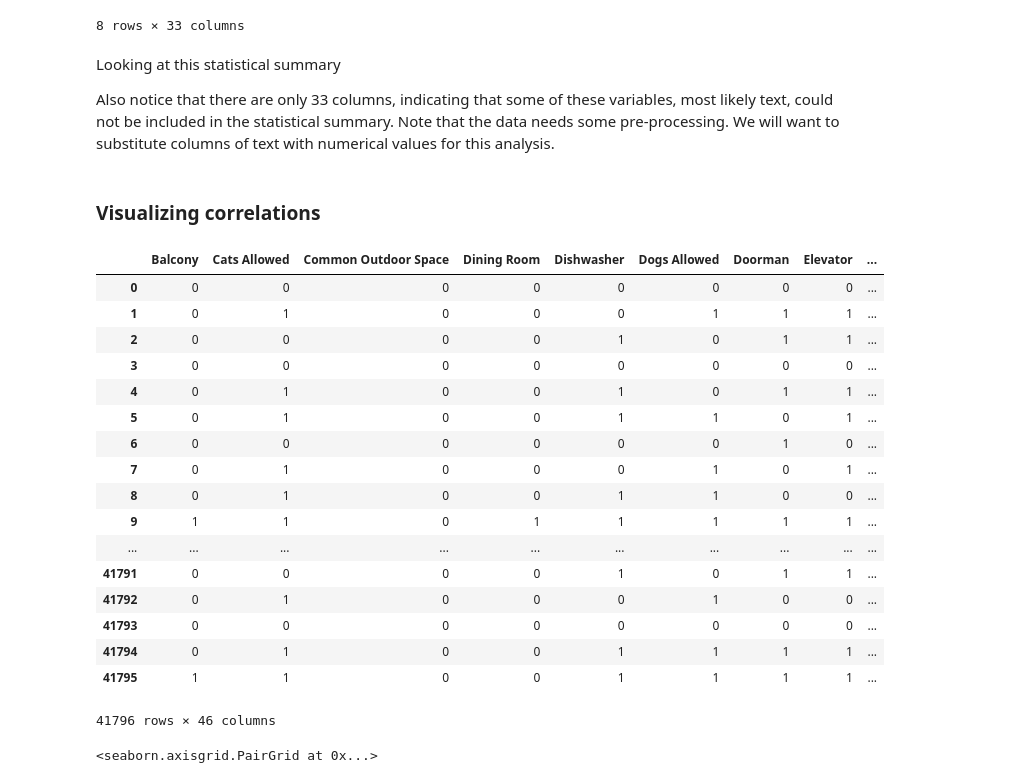
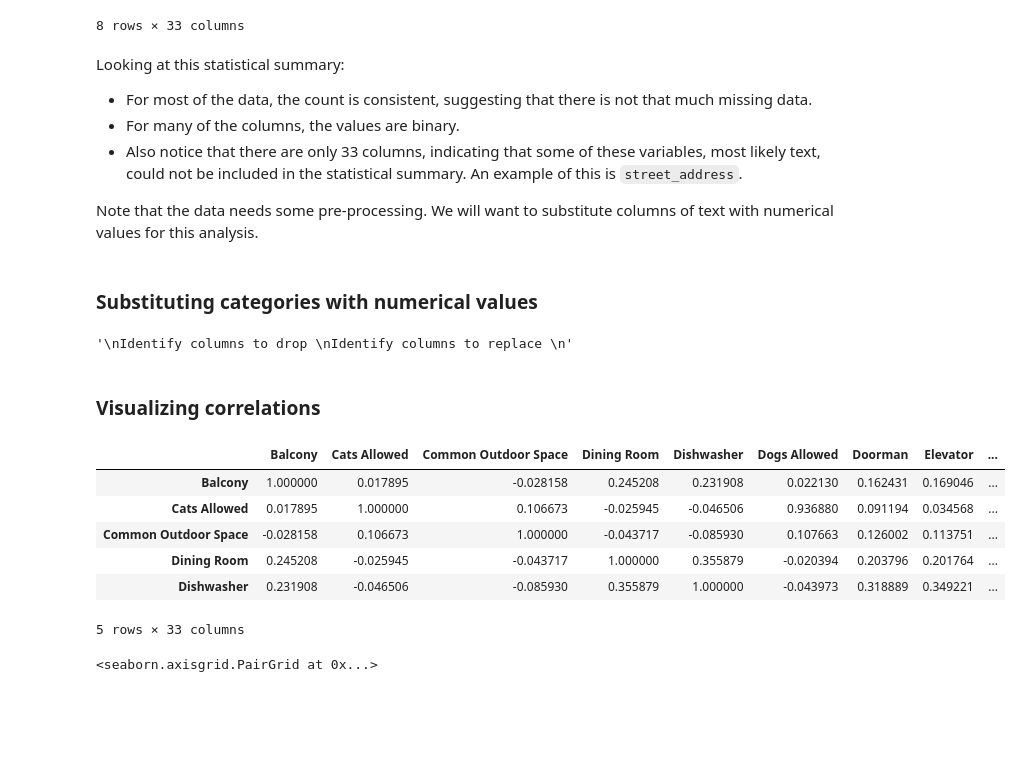
Before and after one commit to rileynwong/ese305, a Jupyter notebook: Final_Project.ipynb, the cells around one changed output. Cells and saved outputs as stored; diff of their text form; code cells hidden in the pictures; blank space fills up the shorter version.

```diff
--- a/Final_Project.ipynb
+++ b/Final_Project.ipynb
@@ -30,11 +30,36 @@ rentals.describe()
 | max | 1.000000 | 1.000000 | 1.000000 | 1.000000 | 1.000000 | 1.000000 | 1.000000 | 1.000000 | ... |
 8 rows × 33 columns
 # %% [markdown]
-Looking at this statistical summary
+Looking at this statistical summary:
+- For most of the data, the count is consistent, suggesting that there is not that much missing data.
+- For many of the columns, the values are binary.
+- Also notice that there are only 33 columns, indicating that some of these variables, most likely text, could not be included in the statistical summary. An example of this is `street_address`.
 
-Also notice that there are only 33 columns, indicating that some of these variables, most likely text, could not be included in the statistical summary. Note that the data needs some pre-processing. We will want to substitute columns of text with numerical values for this analysis.
+Note that the data needs some pre-processing. We will want to substitute columns of text with numerical values for this analysis.
+# %% [markdown]
+### Substituting categories with numerical values
+# %%
+# TODO add section
+'''
+Identify columns to drop
+Identify columns to replace
+'''
+# %% [output]
+'\nIdentify columns to drop \nIdentify columns to replace \n'
 # %% [markdown]
 ### Visualizing correlations
+# %%
+corr = rentals.corr()
+# %%
+corr.head()
+# %% [output]
+|  | Balcony | Cats Allowed | Common Outdoor Space | Dining Room | Dishwasher | Dogs Allowed | Doorman | Elevator | ... |
+| Balcony | 1.000000 | 0.017895 | -0.028158 | 0.245208 | 0.231908 | 0.022130 | 0.162431 | 0.169046 | ... |
+| Cats Allowed | 0.017895 | 1.000000 | 0.106673 | -0.025945 | -0.046506 | 0.936880 | 0.091194 | 0.034568 | ... |
+| Common Outdoor Space | -0.028158 | 0.106673 | 1.000000 | -0.043717 | -0.085930 | 0.107663 | 0.126002 | 0.113751 | ... |
+| Dining Room | 0.245208 | -0.025945 | -0.043717 | 1.000000 | 0.355879 | -0.020394 | 0.203796 | 0.201764 | ... |
+| Dishwasher | 0.231908 | -0.046506 | -0.085930 | 0.355879 | 1.000000 | -0.043973 | 0.318889 | 0.349221 | ... |
+5 rows × 33 columns
 # %%
 import seaborn as sb
 # %%
@@ -46,24 +67,3 @@ df = df[df.longitude > -100]
-# %%
-df
-# %% [output]
-|  | Balcony | Cats Allowed | Common Outdoor Space | Dining Room | Dishwasher | Dogs Allowed | Doorman | Elevator | ... |
-| 0 | 0 | 0 | 0 | 0 | 0 | 0 | 0 | 0 | ... |
-| 1 | 0 | 1 | 0 | 0 | 0 | 1 | 1 | 1 | ... |
-| 2 | 0 | 0 | 0 | 0 | 1 | 0 | 1 | 1 | ... |
-| 3 | 0 | 0 | 0 | 0 | 0 | 0 | 0 | 0 | ... |
-| 4 | 0 | 1 | 0 | 0 | 1 | 0 | 1 | 1 | ... |
-| 5 | 0 | 1 | 0 | 0 | 1 | 1 | 0 | 1 | ... |
-| 6 | 0 | 0 | 0 | 0 | 0 | 0 | 1 | 0 | ... |
-| 7 | 0 | 1 | 0 | 0 | 0 | 1 | 0 | 1 | ... |
-| 8 | 0 | 1 | 0 | 0 | 1 | 1 | 0 | 0 | ... |
-| 9 | 1 | 1 | 0 | 1 | 1 | 1 | 1 | 1 | ... |
-| ... | ... | ... | ... | ... | ... | ... | ... | ... | ... |
-| 41791 | 0 | 0 | 0 | 0 | 1 | 0 | 1 | 1 | ... |
-| 41792 | 0 | 1 | 0 | 0 | 0 | 1 | 0 | 0 | ... |
-| 41793 | 0 | 0 | 0 | 0 | 0 | 0 | 0 | 0 | ... |
-| 41794 | 0 | 1 | 0 | 0 | 1 | 1 | 1 | 1 | ... |
-| 41795 | 1 | 1 | 0 | 0 | 1 | 1 | 1 | 1 | ... |
-41796 rows × 46 columns
 # %%
 #b
 %matplotlib inline
```
Also changed, not shown: parts of 9 cells of this notebook.
